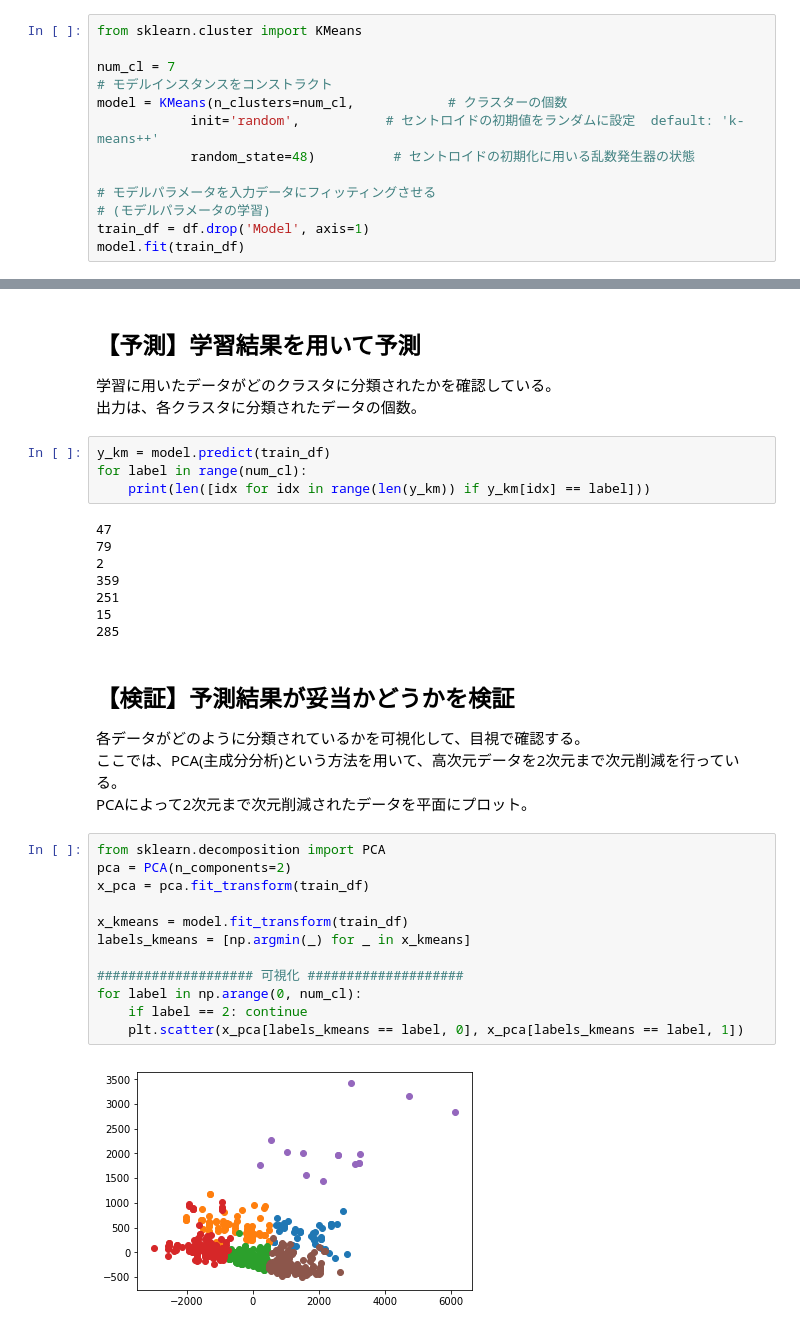
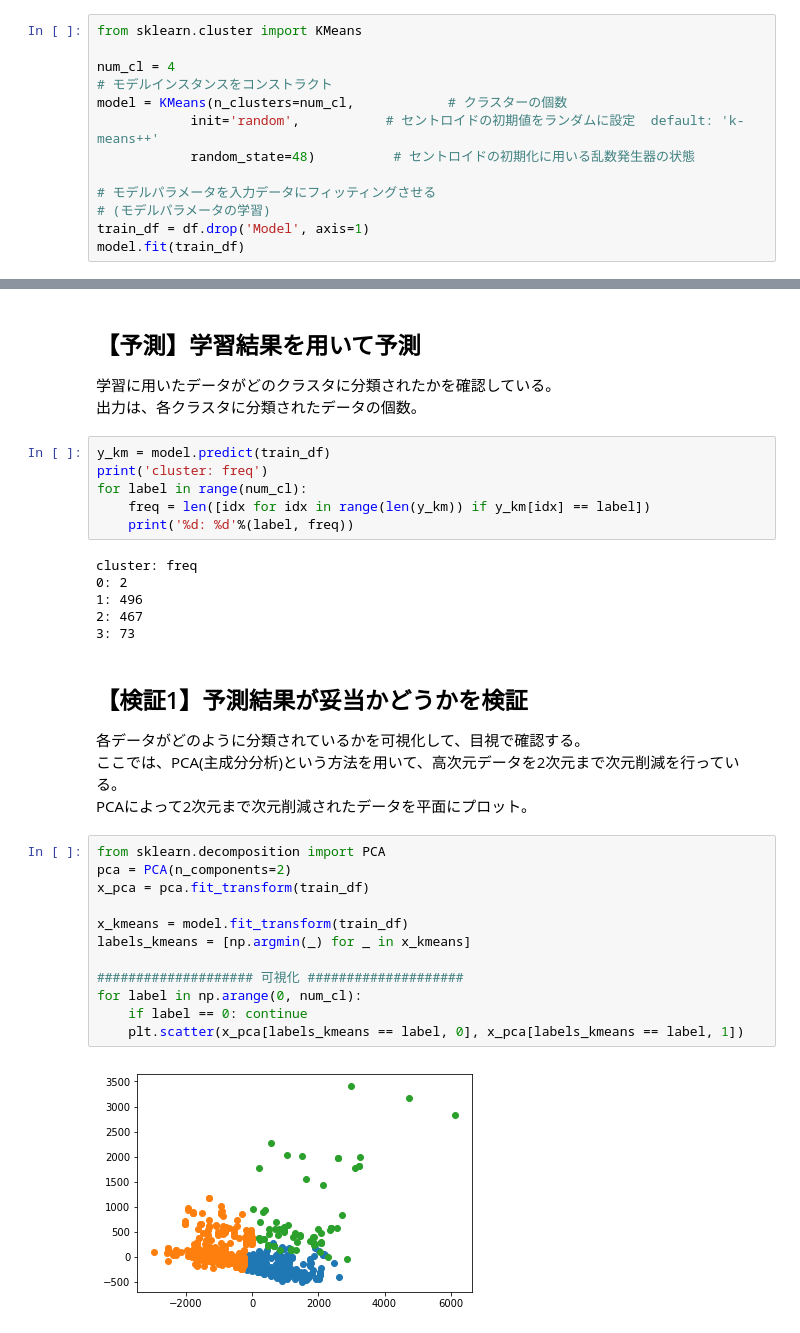
Before and after one commit to daring-board/clustering_practice, a Jupyter notebook: CameraDataClustering.ipynb, the cells around one changed output, grey strips where cells are left out. Drawn from its saved outputs; the diff is of its cells as text.

```diff
--- a/CameraDataClustering.ipynb
+++ b/CameraDataClustering.ipynb
@@ -76,7 +53,7 @@ KMeansのパラメータの学習を行う。
 # %%
 from sklearn.cluster import KMeans
 
-num_cl = 7
+num_cl = 4
 # モデルインスタンスをコンストラクト
 model = KMeans(n_clusters=num_cl,            # クラスターの個数
             init='random',           # セントロイドの初期値をランダムに設定  default: 'k-means++'
@@ -96,32 +73,32 @@ KMeans(algorithm='auto', copy_x=True, init='random', max_iter=300,
 出力は、各クラスタに分類されたデータの個数。
 # %%
 y_km = model.predict(train_df)
+print('cluster: freq')
 for label in range(num_cl):
-    print(len([idx for idx in range(len(y_km)) if y_km[idx] == label]))
+    freq = len([idx for idx in range(len(y_km)) if y_km[idx] == label])
+    print('%d: %d'%(label, freq))
 # %% [output]
-47
-79
-2
-359
-251
-15
-285
+cluster: freq
+0: 2
+1: 496
+2: 467
+3: 73
 # %% [markdown]
-## 【検証】予測結果が妥当かどうかを検証
+## 【検証1】予測結果が妥当かどうかを検証
 各データがどのように分類されているかを可視化して、目視で確認する。
 ここでは、PCA(主成分分析)という方法を用いて、高次元データを2次元まで次元削減を行っている。
 PCAによって2次元まで次元削減されたデータを平面にプロット。
 # %%
 from sklearn.decomposition import PCA
 pca = PCA(n_components=2)
 x_pca = pca.fit_transform(train_df)
 
 x_kmeans = model.fit_transform(train_df)
 labels_kmeans = [np.argmin(_) for _ in x_kmeans]
 
 #################### 可視化 ####################
 for label in np.arange(0, num_cl):
-    if label == 2: continue
+    if label == 0: continue
     plt.scatter(x_pca[labels_kmeans == label, 0], x_pca[labels_kmeans == label, 1])
 # %% [output]
-[figure, old version]
+[figure, new version]
```
Also changed, not shown: parts of 6 cells of this notebook, 3 other files.
